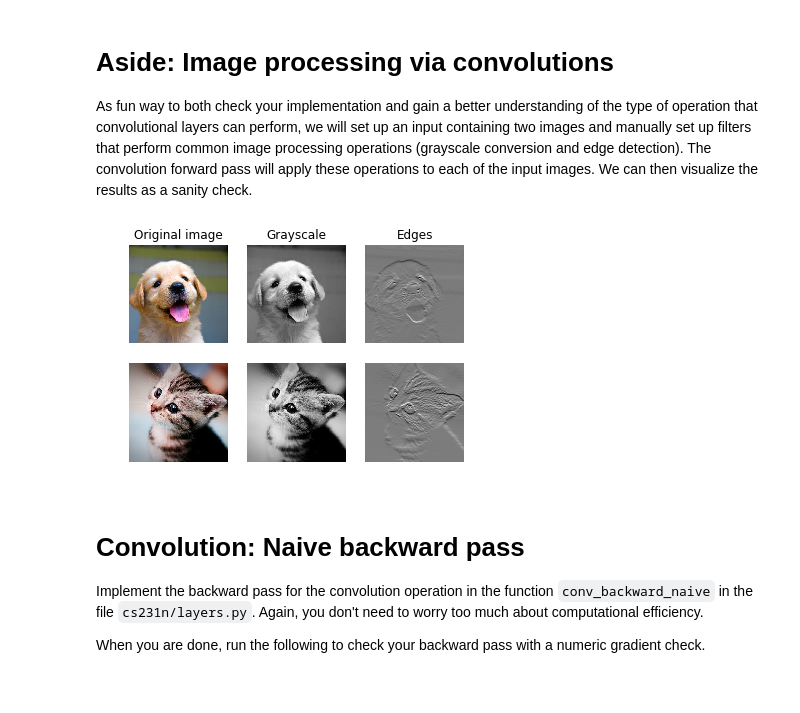
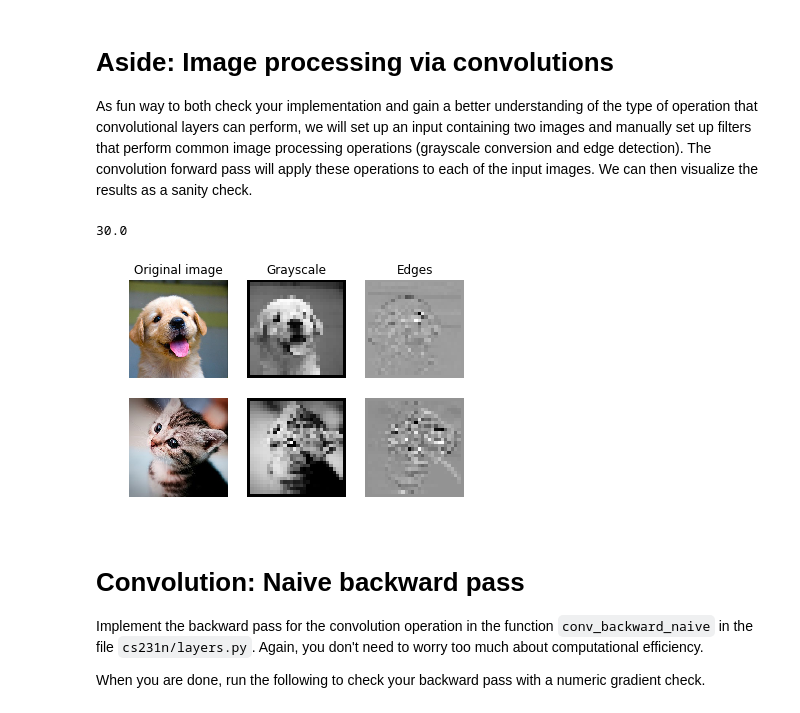
Before and after one commit to usmanr149/CS231n, a Jupyter notebook: assignment2/ConvolutionalNetworks.ipynb, the cells around one changed output. Drawn from its saved outputs; the diff is of its cells as text; code cells hidden in the pictures.

```diff
--- a/assignment2/ConvolutionalNetworks.ipynb
+++ b/assignment2/ConvolutionalNetworks.ipynb
@@ -115,35 +116,36 @@ b = np.array([0, 128])
 
 # Compute the result of convolving each input in x with each filter in w,
 # offsetting by b, and storing the results in out.
-out, _ = conv_forward_naive(x, w, b, {'stride': 1, 'pad': 1})
+out, _ = conv_forward_naive(x, w, b, {'stride': 7, 'pad': 3})
 
 def imshow_no_ax(img, normalize=True):
     """ Tiny helper to show images as uint8 and remove axis labels """
     if normalize:
         img_max, img_min = np.max(img), np.min(img)
         img = 255.0 * (img - img_min) / (img_max - img_min)
     plt.imshow(img.astype('uint8'))
     plt.gca().axis('off')
 
 # Show the original images and the results of the conv operation
 plt.subplot(2, 3, 1)
 imshow_no_ax(puppy, normalize=False)
 plt.title('Original image')
 plt.subplot(2, 3, 2)
 imshow_no_ax(out[0, 0])
 plt.title('Grayscale')
 plt.subplot(2, 3, 3)
 imshow_no_ax(out[0, 1])
 plt.title('Edges')
 plt.subplot(2, 3, 4)
 imshow_no_ax(kitten_cropped, normalize=False)
 plt.subplot(2, 3, 5)
 imshow_no_ax(out[1, 0])
 plt.subplot(2, 3, 6)
 imshow_no_ax(out[1, 1])
 plt.show()
 # %% [output]
+30.0
-[figure, old version]
+[figure, new version]
 # %% [markdown]
 # Convolution: Naive backward pass
 Implement the backward pass for the convolution operation in the function `conv_backward_naive` in the file `cs231n/layers.py`. Again, you don't need to worry too much about computational efficiency.
```
Also changed, not shown: parts of 6 cells of this notebook, 1 other file.
